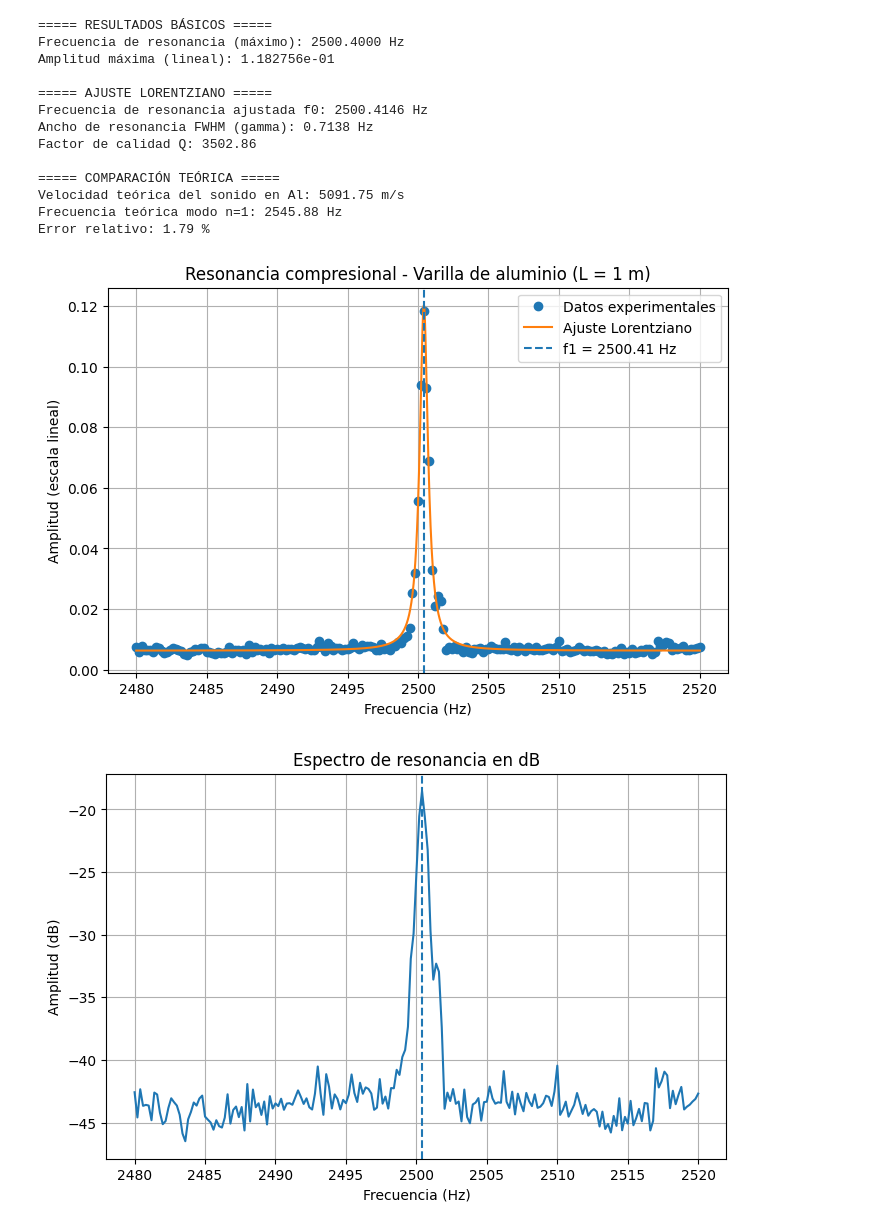
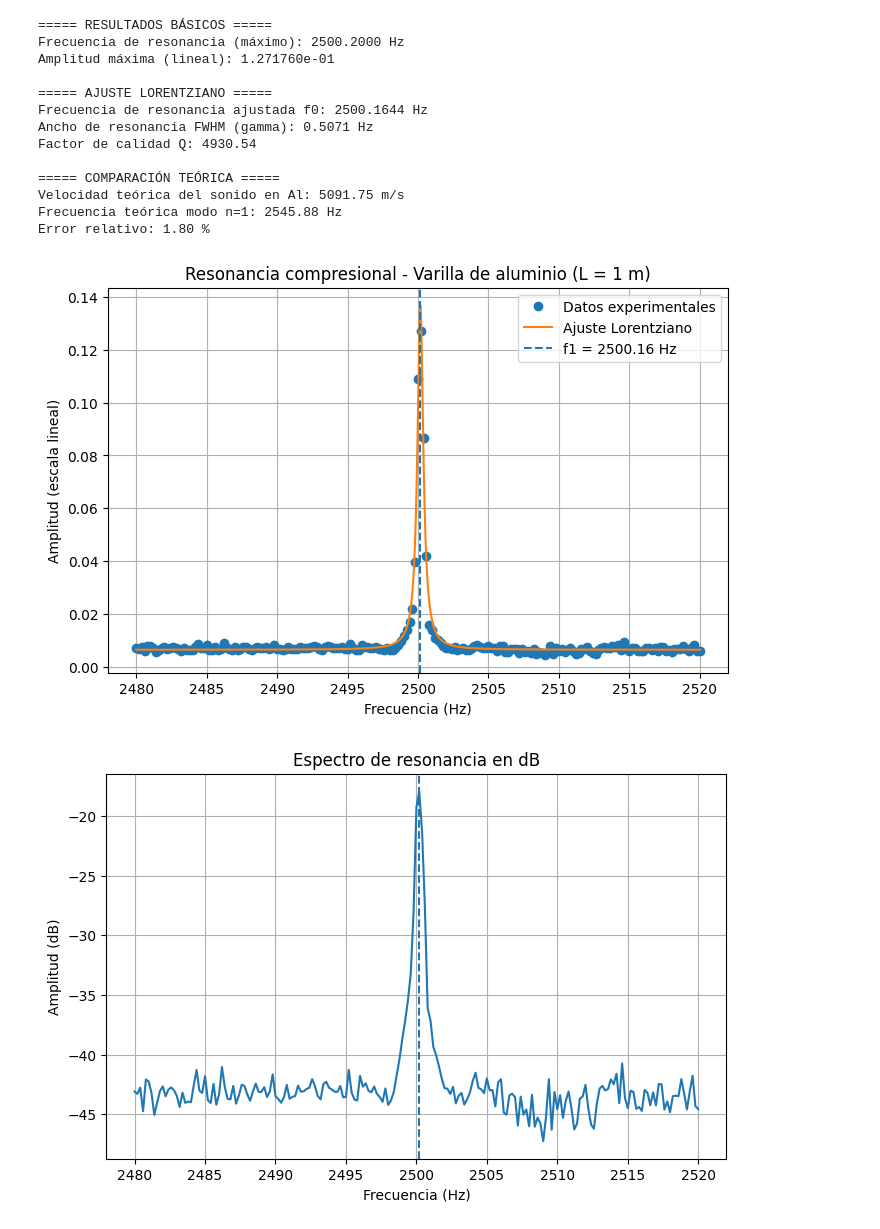
Before and after one commit to EduardoGarcia528/Tesis, a Jupyter notebook: lab/practica1.ipynb, the cells around one changed output. Saved outputs shown, nothing was run; the diff lists cells and outputs as text; code cells hidden in the pictures.

Commit message:
gamma

```diff
--- a/lab/practica1.ipynb
+++ b/lab/practica1.ipynb
@@ -149,8 +149,8 @@ y_db2 = np.array([
 # =========================
 # 2. CONVERSIÓN dB -> AMPLITUD
 # =========================
-x = x1
-y_db = y_db1
+x = x2
+y_db = y_db2
 y = 10**(y_db/20)
 
 # =========================
@@ -220,38 +220,38 @@ y_fit = lorentziana(f_fit, *popt)
 plt.figure(figsize=(8,5))
 plt.plot(x, y, 'o', label='Datos experimentales')
 plt.plot(f_fit, y_fit, '-', label='Ajuste Lorentziano')
 plt.axvline(f0_fit, linestyle='--', label=f'f1 = {f0_fit:.2f} Hz')
 plt.xlabel('Frecuencia (Hz)')
 plt.ylabel('Amplitud (escala lineal)')
 plt.title('Resonancia compresional - Varilla de aluminio (L = 1 m)')
 plt.legend()
 plt.grid(True)
 plt.show()
 
 # =========================
 # 8. GRÁFICA EN dB (útil para el reporte)
 # =========================
 plt.figure(figsize=(8,5))
 plt.plot(x, y_db)
 plt.axvline(f0_fit, linestyle='--')
 plt.xlabel('Frecuencia (Hz)')
 plt.ylabel('Amplitud (dB)')
 plt.title('Espectro de resonancia en dB')
 plt.grid(True)
 plt.show()
 # %% [output]
 ===== RESULTADOS BÁSICOS =====
-Frecuencia de resonancia (máximo): 2500.4000 Hz
-Amplitud máxima (lineal): 1.182756e-01
+Frecuencia de resonancia (máximo): 2500.2000 Hz
+Amplitud máxima (lineal): 1.271760e-01
 
 ===== AJUSTE LORENTZIANO =====
-Frecuencia de resonancia ajustada f0: 2500.4146 Hz
-Ancho de resonancia FWHM (gamma): 0.7138 Hz
-Factor de calidad Q: 3502.86
+Frecuencia de resonancia ajustada f0: 2500.1644 Hz
+Ancho de resonancia FWHM (gamma): 0.5071 Hz
+Factor de calidad Q: 4930.54
 
 ===== COMPARACIÓN TEÓRICA =====
 Velocidad teórica del sonido en Al: 5091.75 m/s
 Frecuencia teórica modo n=1: 2545.88 Hz
-Error relativo: 1.79 %
+Error relativo: 1.80 %
-[figure, old version]
+[figure, new version]
-[figure, old version]
+[figure, new version]
```
Also changed, not shown: 4 other files.
